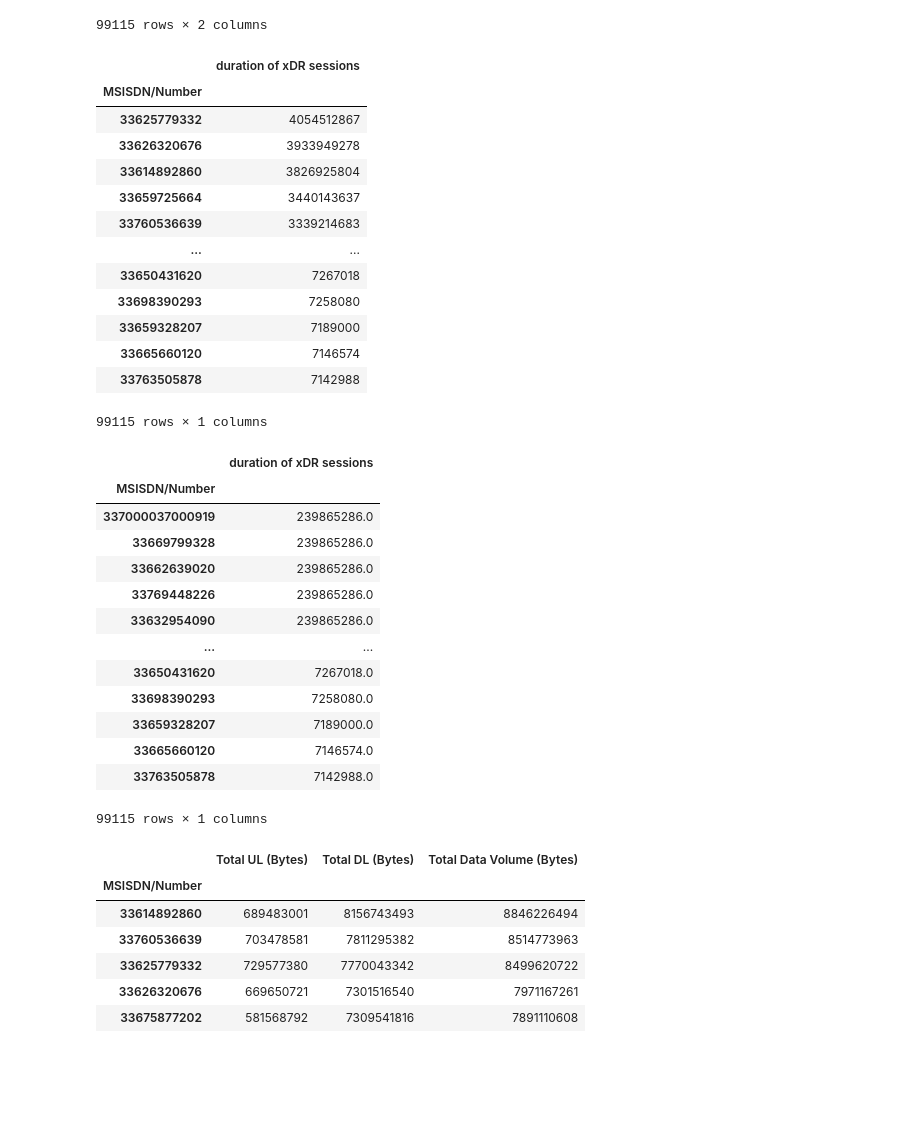
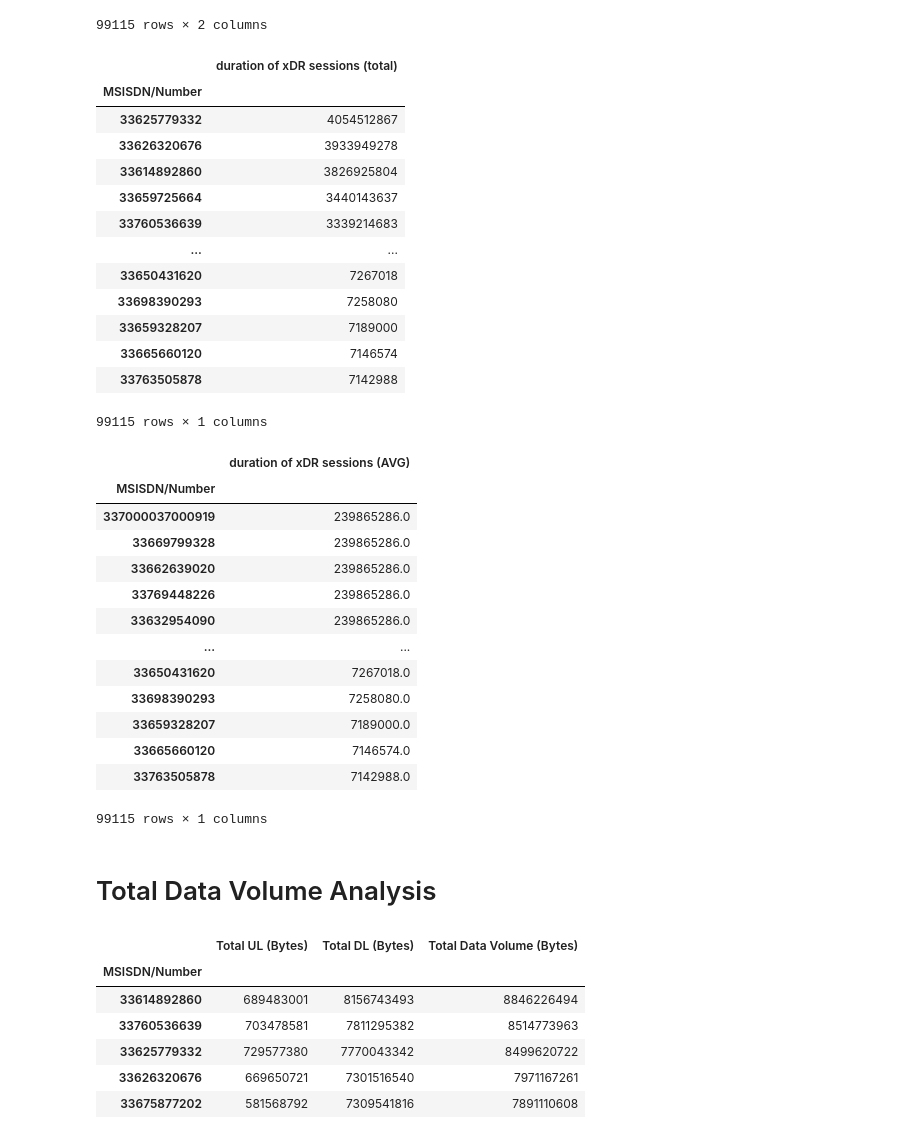
Before and after one commit to tesfayealex/Tellco-Data-Analysis, a Jupyter notebook: notebooks/User Overview Analysis.ipynb, the cells around one changed output. Cells and saved outputs as stored; diff of their text form; code cells hidden in the pictures; blank space fills up the shorter version.

```diff
--- a/notebooks/User Overview Analysis.ipynb
+++ b/notebooks/User Overview Analysis.ipynb
@@ -107,13 +136,14 @@ number_of_xdr
 | 99114 | 337000037000919 | 1 |
 99115 rows × 2 columns
 # %%
+# Calcualte the total Duration of Sessions per MSISDN/ Number with sorting from high to low
 sum_duration_of_sessions = tellco_df.groupby('MSISDN/Number').agg({'Dur (ms)': 'sum'}).sort_values(by='Dur (ms)',ascending=False)
 
-sum_duration_of_sessions.rename(columns={sum_duration_of_sessions.columns[0]: 'duration of xDR sessions'}, inplace=True)
-sum_duration_of_sessions['duration of xDR sessions'] = sum_duration_of_sessions['duration of xDR sessions'].astype("int64")
+sum_duration_of_sessions.rename(columns={sum_duration_of_sessions.columns[0]: 'duration of xDR sessions (total)'}, inplace=True)
+sum_duration_of_sessions['duration of xDR sessions (total)'] = sum_duration_of_sessions['duration of xDR sessions (total)'].astype("int64")
 sum_duration_of_sessions
 # %% [output]
-|  | duration of xDR sessions |
+|  | duration of xDR sessions (total) |
 | MSISDN/Number |  |
 | 33625779332 | 4054512867 |
 | 33626320676 | 3933949278 |
@@ -128,12 +158,13 @@ sum_duration_of_sessions
 | 33763505878 | 7142988 |
 99115 rows × 1 columns
 # %%
+# Calcualte the Avarage Duration of Sessions per MSISDN/ Number with sorting from high to low
 avg_duration_of_sessions = tellco_df.groupby('MSISDN/Number').agg({'Dur (ms)': 'mean'}).sort_values(by='Dur (ms)',ascending=False)
 
-avg_duration_of_sessions.rename(columns={avg_duration_of_sessions.columns[0]: 'duration of xDR sessions'}, inplace=True)
+avg_duration_of_sessions.rename(columns={avg_duration_of_sessions.columns[0]: 'duration of xDR sessions (AVG)'}, inplace=True)
 avg_duration_of_sessions
 # %% [output]
-|  | duration of xDR sessions |
+|  | duration of xDR sessions (AVG) |
 | MSISDN/Number |  |
 | 337000037000919 | 239865286.0 |
 | 33669799328 | 239865286.0 |
@@ -147,4 +178,6 @@ avg_duration_of_sessions
 | 33665660120 | 7146574.0 |
 | 33763505878 | 7142988.0 |
 99115 rows × 1 columns
+# %% [markdown]
+# Total Data Volume Analysis
 # %%
```
Also changed, not shown: parts of 15 cells of this notebook.
